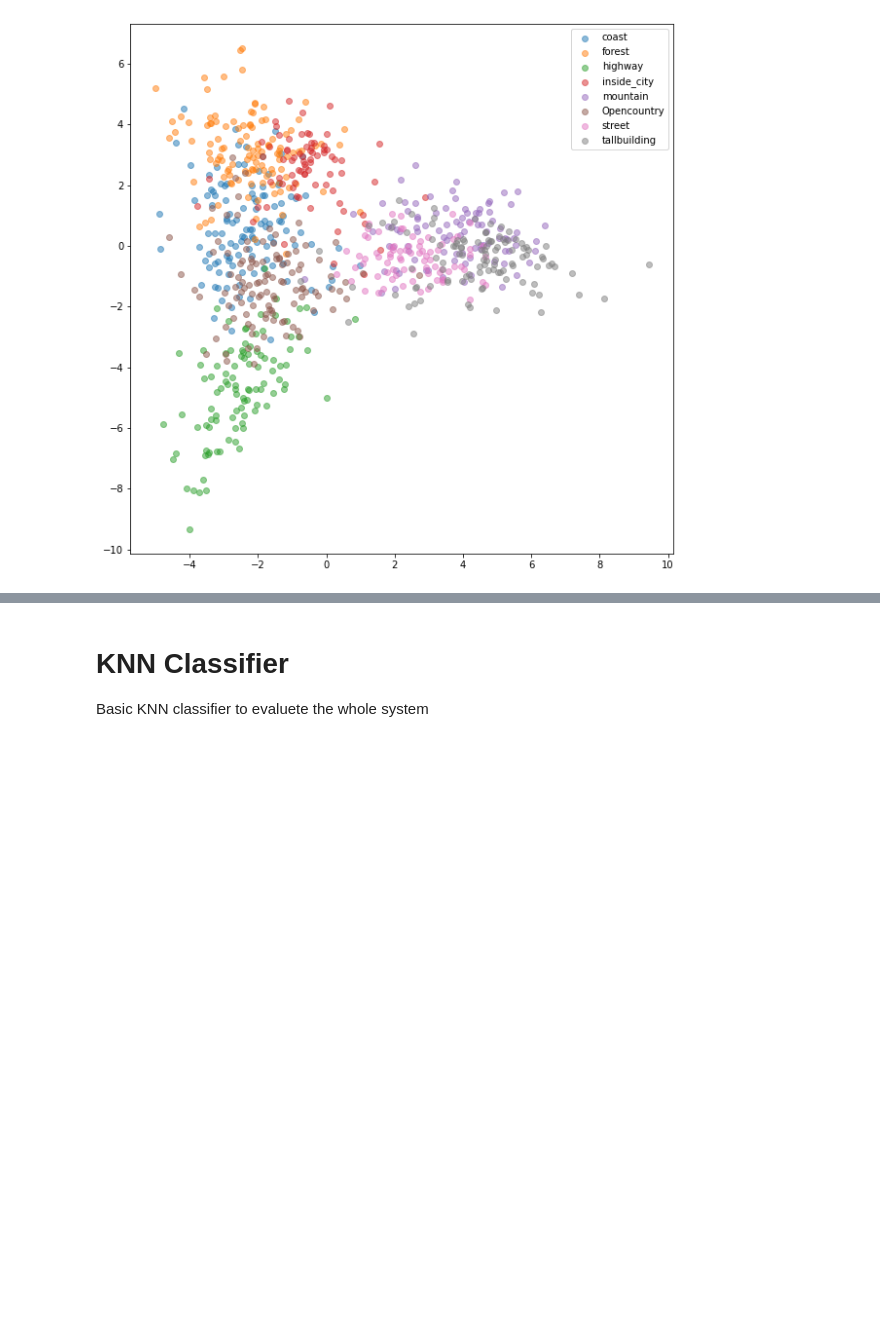
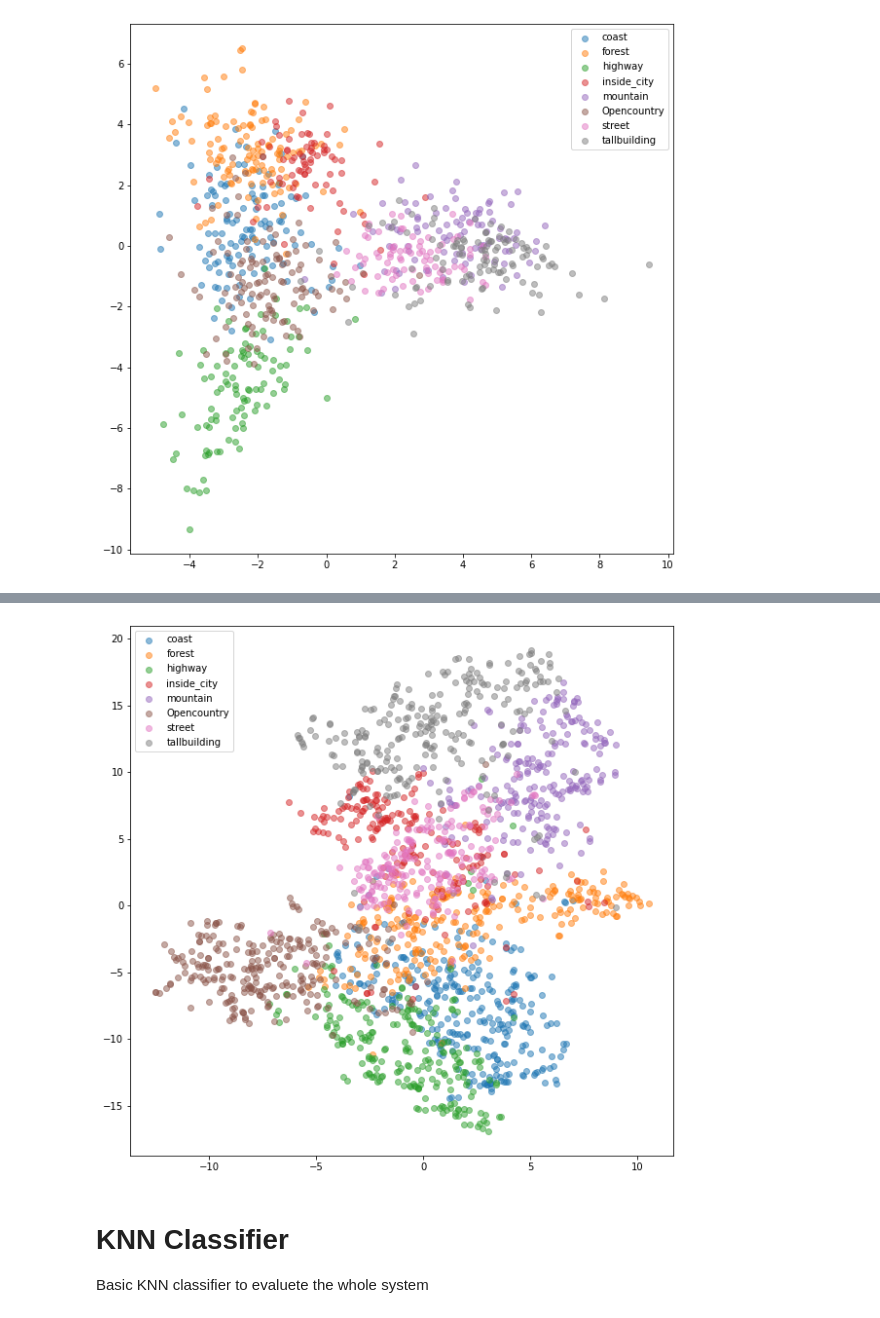
Before and after one commit to bersecke/MCV-2022-M5-Project, a Jupyter notebook: Week4/taskA.ipynb, the cells around one changed output, grey strips where cells are left out. Cells and saved outputs as stored; diff of their text form; code cells hidden in the pictures; blank space fills up the shorter version.

```diff
--- a/Week4/taskA.ipynb
+++ b/Week4/taskA.ipynb
@@ -122,3 +134,16 @@ plot_embeddings(lda_embs_test,labels_test, mit_classes, colors)
+# %%
+#as suggested first do a reduction to 50 dimensions to remove some posible noise in the samples
+# use pca as first step, the points are place in a dense way
+pca_tsne = PCA(n_components=50)
+embs_50 = pca_tsne.fit_transform(embs)
+
+#Apply tsne to reduced space
+tsne = TSNE(n_components=3, learning_rate='auto', init='random')
+
+embs_reduced_2 = tsne.fit_transform(embs_50)
+plot_embeddings(embs_reduced_2,labels, mit_classes, colors)
+# %% [output]
+[figure, added]
 # %% [markdown]
 # KNN Classifier
 Basic KNN classifier to evaluete the whole system
```
Also changed, not shown: parts of 11 cells of this notebook.
